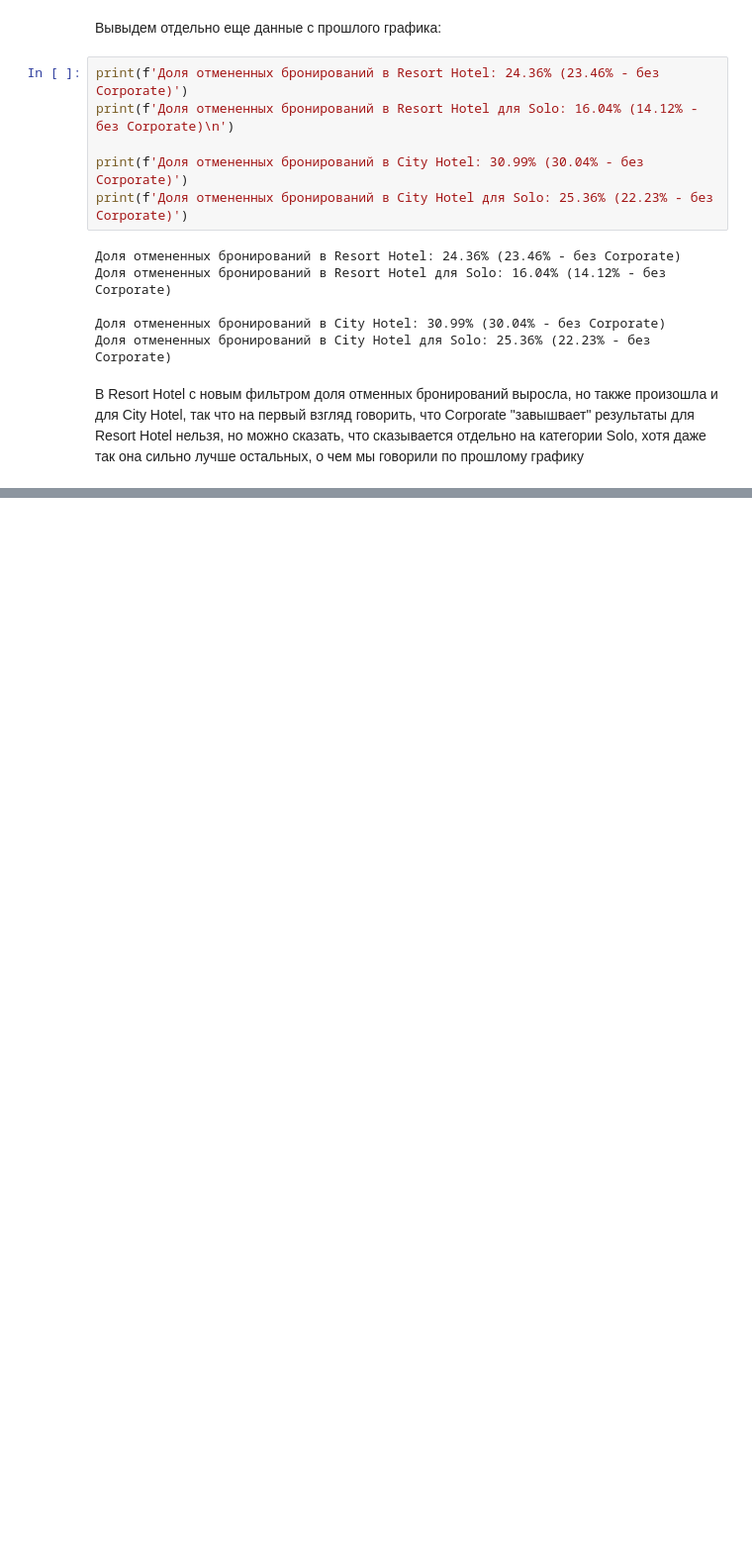
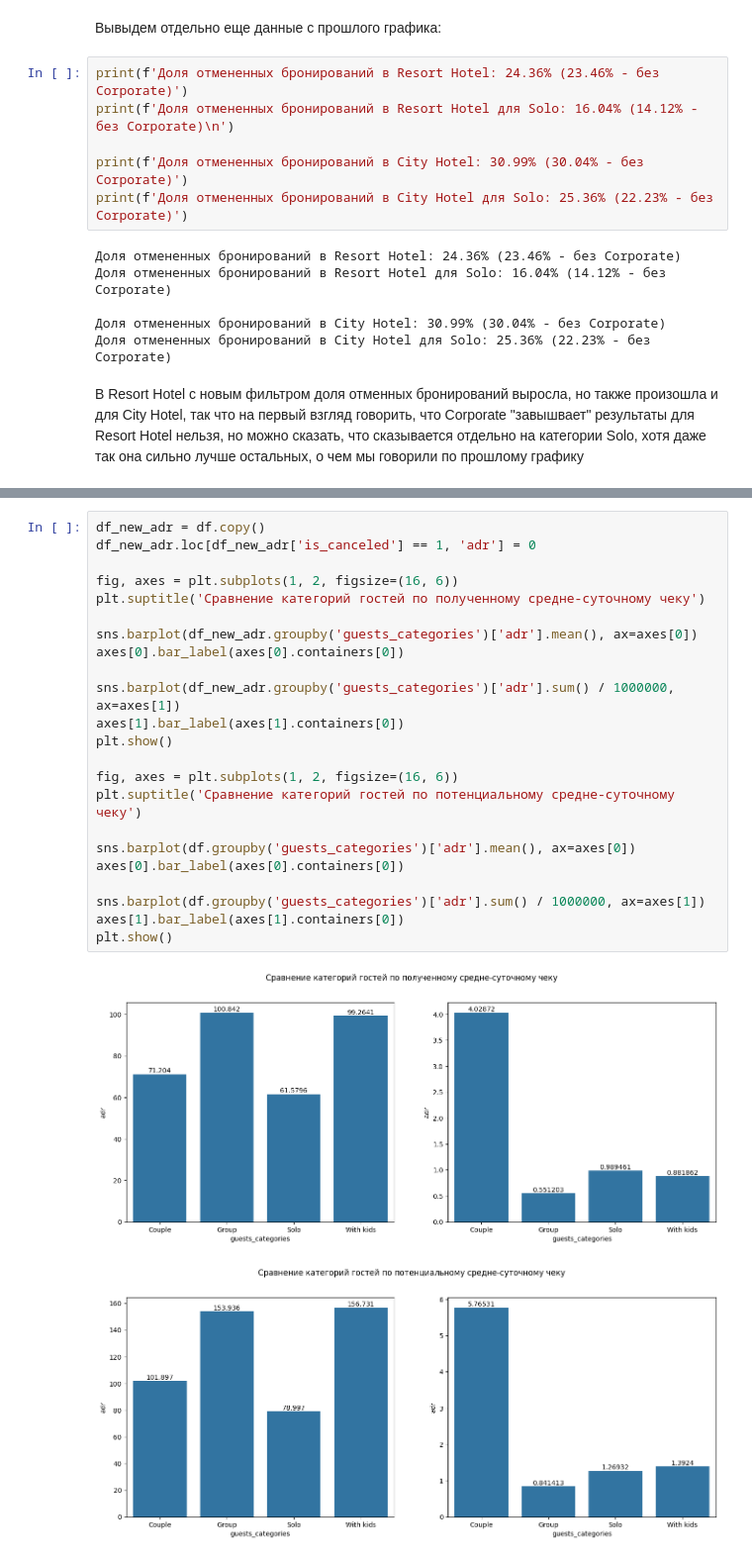
Before and after one commit to burtsev-sa/gp_4, a Jupyter notebook: main_eda.ipynb, the cells around one changed output, grey strips where cells are left out. Shown at 99% size. Saved outputs shown, nothing was run; the diff lists cells and outputs as text; blank space fills up the shorter version.

```diff
--- a/main_eda.ipynb
+++ b/main_eda.ipynb
@@ -361,0 +375,26 @@ print(f'Доля отмененных бронирований в City Hotel д
+# %%
+df_new_adr = df.copy()
+df_new_adr.loc[df_new_adr['is_canceled'] == 1, 'adr'] = 0
+
+fig, axes = plt.subplots(1, 2, figsize=(16, 6))
+plt.suptitle('Сравнение категорий гостей по полученному средне-суточному чеку')
+
+sns.barplot(df_new_adr.groupby('guests_categories')['adr'].mean(), ax=axes[0])
+axes[0].bar_label(axes[0].containers[0])
+
+sns.barplot(df_new_adr.groupby('guests_categories')['adr'].sum() / 1000000, ax=axes[1])
+axes[1].bar_label(axes[1].containers[0])
+plt.show()
+
+fig, axes = plt.subplots(1, 2, figsize=(16, 6))
+plt.suptitle('Сравнение категорий гостей по потенциальному средне-суточному чеку')
+
+sns.barplot(df.groupby('guests_categories')['adr'].mean(), ax=axes[0])
+axes[0].bar_label(axes[0].containers[0])
+
+sns.barplot(df.groupby('guests_categories')['adr'].sum() / 1000000, ax=axes[1])
+axes[1].bar_label(axes[1].containers[0])
+plt.show()
+# %% [output]
+[figure, added]
+[figure, added]
```
Also changed, not shown: parts of 43 cells of this notebook, 3 other files.
